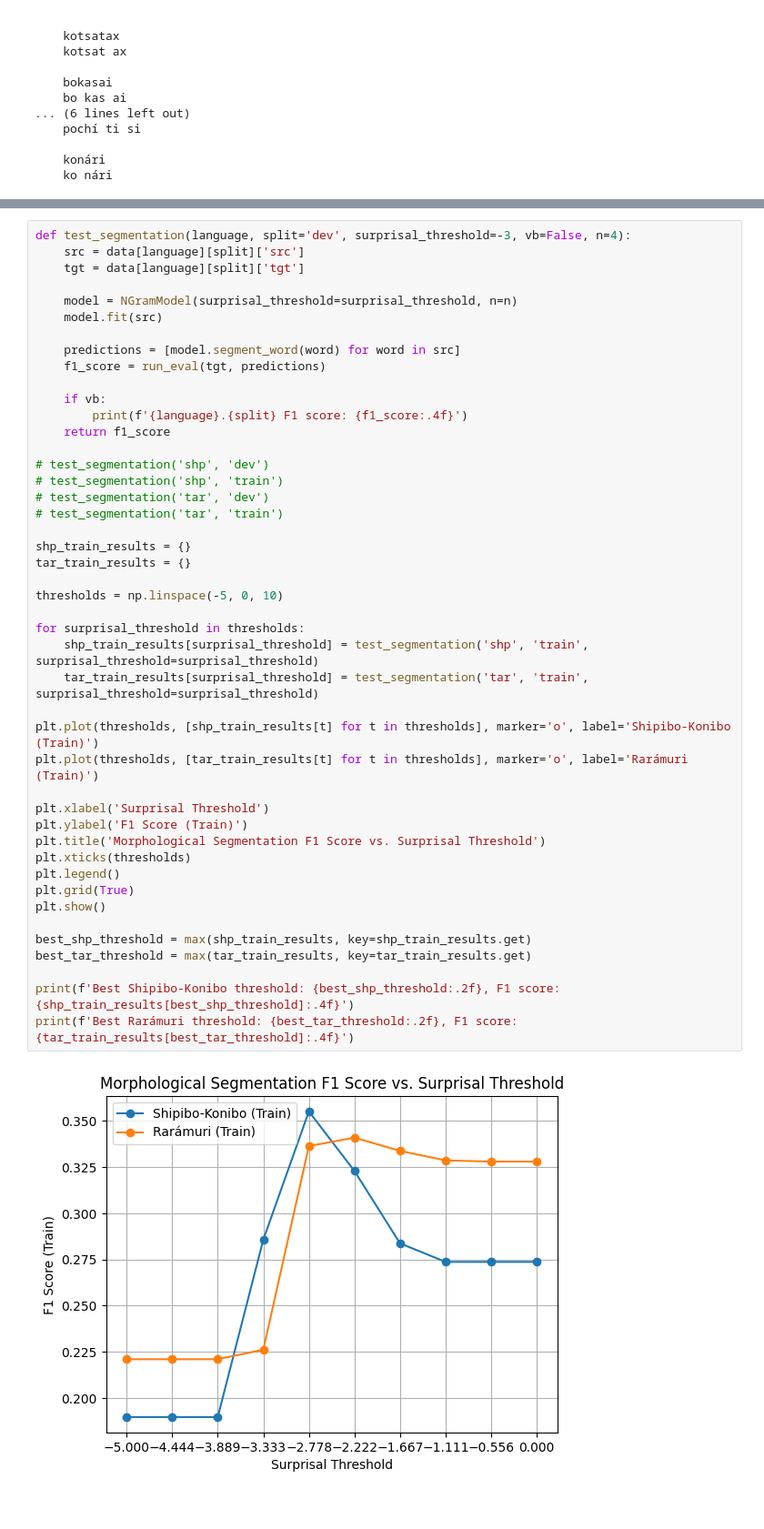
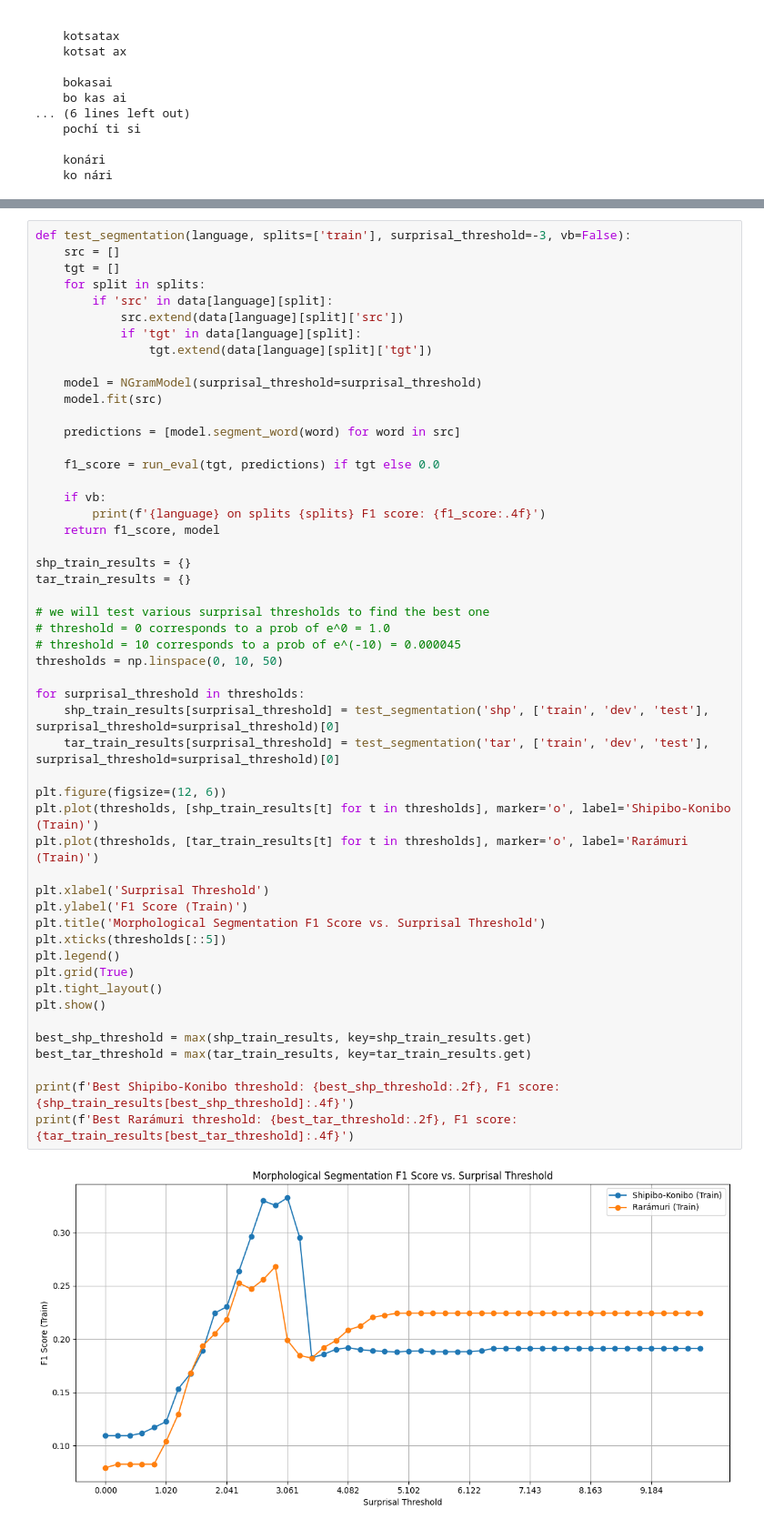
Before and after one commit to ml5885/tokenization-and-morphemes, a Jupyter notebook: tokenization.ipynb, the cells around one changed output, grey strips where cells are left out. Shown at 91% size. Saved outputs shown, nothing was run; the diff lists cells and outputs as text.

```diff
--- a/tokenization.ipynb
+++ b/tokenization.ipynb
@@ -176,49 +165,55 @@ class NGramModel:
         segments.append(word[start:])
         return " ".join(segments)
 # %%
-def test_segmentation(language, split='dev', surprisal_threshold=-3, vb=False, n=4):
-    src = data[language][split]['src']
-    tgt = data[language][split]['tgt']
+def test_segmentation(language, splits=['train'], surprisal_threshold=-3, vb=False):
+    src = []
+    tgt = []
+    for split in splits:
+        if 'src' in data[language][split]:
+            src.extend(data[language][split]['src'])
+            if 'tgt' in data[language][split]:
+                tgt.extend(data[language][split]['tgt'])
 
-    model = NGramModel(surprisal_threshold=surprisal_threshold, n=n)
+    model = NGramModel(surprisal_threshold=surprisal_threshold)
     model.fit(src)
 
     predictions = [model.segment_word(word) for word in src]
-    f1_score = run_eval(tgt, predictions)
+
+    f1_score = run_eval(tgt, predictions) if tgt else 0.0
 
     if vb:
-        print(f'{language}.{split} F1 score: {f1_score:.4f}')
-    return f1_score
-
-# test_segmentation('shp', 'dev')
-# test_segmentation('shp', 'train')
-# test_segmentation('tar', 'dev')
-# test_segmentation('tar', 'train')
+        print(f'{language} on splits {splits} F1 score: {f1_score:.4f}')
+    return f1_score, model
 
 shp_train_results = {}
 tar_train_results = {}
 
-thresholds = np.linspace(-5, 0, 10)
+# we will test various surprisal thresholds to find the best one
+# threshold = 0 corresponds to a prob of e^0 = 1.0
+# threshold = 10 corresponds to a prob of e^(-10) = 0.000045
+thresholds = np.linspace(0, 10, 50)
 
 for surprisal_threshold in thresholds:
-    shp_train_results[surprisal_threshold] = test_segmentation('shp', 'train', surprisal_threshold=surprisal_threshold)
-    tar_train_results[surprisal_threshold] = test_segmentation('tar', 'train', surprisal_threshold=surprisal_threshold)
+    shp_train_results[surprisal_threshold] = test_segmentation('shp', ['train', 'dev', 'test'], surprisal_threshold=surprisal_threshold)[0]
+    tar_train_results[surprisal_threshold] = test_segmentation('tar', ['train', 'dev', 'test'], surprisal_threshold=surprisal_threshold)[0]
 
+plt.figure(figsize=(12, 6))
 plt.plot(thresholds, [shp_train_results[t] for t in thresholds], marker='o', label='Shipibo-Konibo (Train)')
 plt.plot(thresholds, [tar_train_results[t] for t in thresholds], marker='o', label='Rarámuri (Train)')
 
 plt.xlabel('Surprisal Threshold')
 plt.ylabel('F1 Score (Train)')
 plt.title('Morphological Segmentation F1 Score vs. Surprisal Threshold')
-plt.xticks(thresholds)
+plt.xticks(thresholds[::5])
 plt.legend()
 plt.grid(True)
+plt.tight_layout()
 plt.show()
 
 best_shp_threshold = max(shp_train_results, key=shp_train_results.get)
 best_tar_threshold = max(tar_train_results, key=tar_train_results.get)
 
 print(f'Best Shipibo-Konibo threshold: {best_shp_threshold:.2f}, F1 score: {shp_train_results[best_shp_threshold]:.4f}')
 print(f'Best Rarámuri threshold: {best_tar_threshold:.2f}, F1 score: {tar_train_results[best_tar_threshold]:.4f}')
 # %% [output]
-[figure, old version]
+[figure, new version]
```
Also changed, not shown: parts of 16 cells of this notebook, 5 other files.
